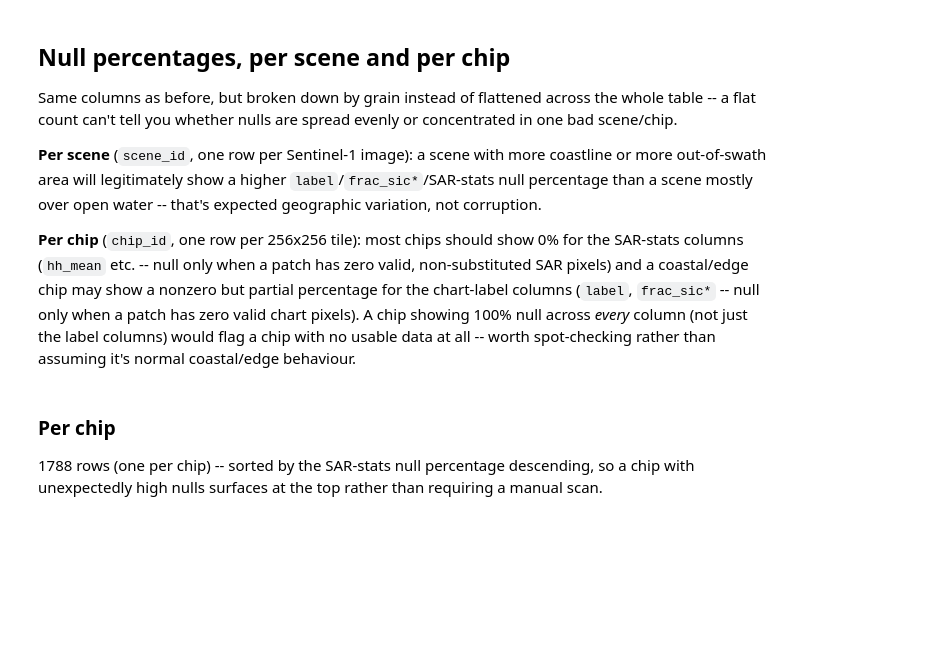
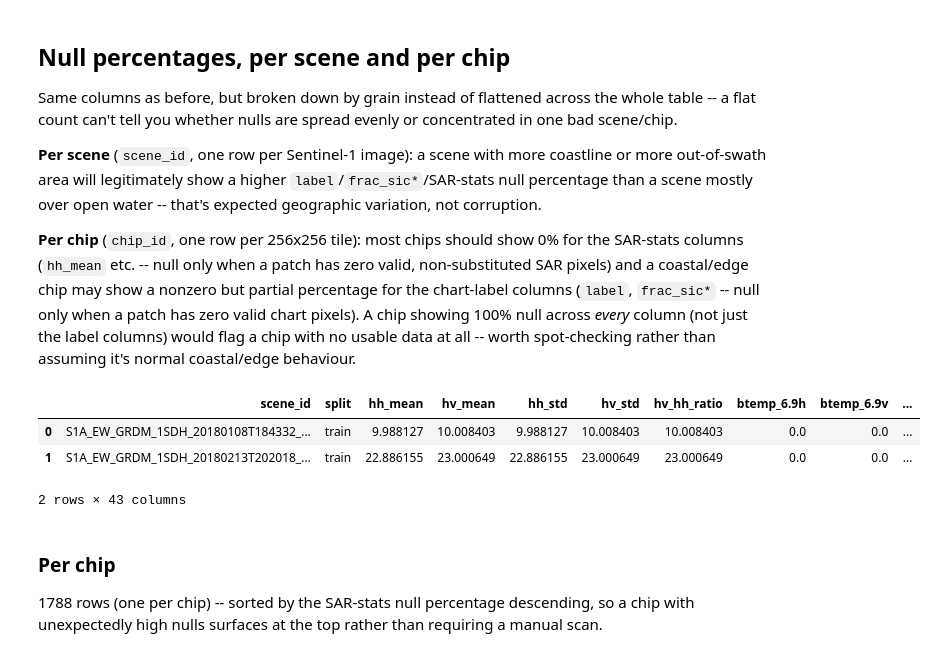
Before and after one commit to sparkgeo/arctic-showcase, a Jupyter notebook: notebooks/training_data_exploration/parquet_output_review.ipynb, the cells around one changed output. Drawn from its saved outputs; the diff is of its cells as text; code cells hidden in the pictures; blank space fills up the shorter version.

```diff
--- a/notebooks/training_data_exploration/parquet_output_review.ipynb
+++ b/notebooks/training_data_exploration/parquet_output_review.ipynb
@@ -211,8 +211,15 @@ feature_cols = [
 def null_pct_aggs(cols):
     return [(patch[c].isnull().sum() * 100.0 / patch.count()).name(c) for c in cols]
 # %%
-null_pct_by_scene = patch.group_by(["scene_id", "split"]).agg(null_pct_aggs(feature_cols)).execute()
+null_pct_by_scene = (
+    patch.group_by(["scene_id", "split"]).agg(null_pct_aggs(feature_cols)).execute()
+)
 null_pct_by_scene
+# %% [output]
+|  | scene_id | split | hh_mean | hv_mean | hh_std | hv_std | hv_hh_ratio | btemp_6.9h | btemp_6.9v | ... |
+| 0 | S1A_EW_GRDM_1SDH_20180108T184332_... | train | 9.988127 | 10.008403 | 9.988127 | 10.008403 | 10.008403 | 0.0 | 0.0 | ... |
+| 1 | S1A_EW_GRDM_1SDH_20180213T202018_... | train | 22.886155 | 23.000649 | 22.886155 | 23.000649 | 23.000649 | 0.0 | 0.0 | ... |
+2 rows × 43 columns
 # %% [markdown]
 ### Per chip
 
```
Also changed, not shown: parts of 1 cell of this notebook, 5 other files.
